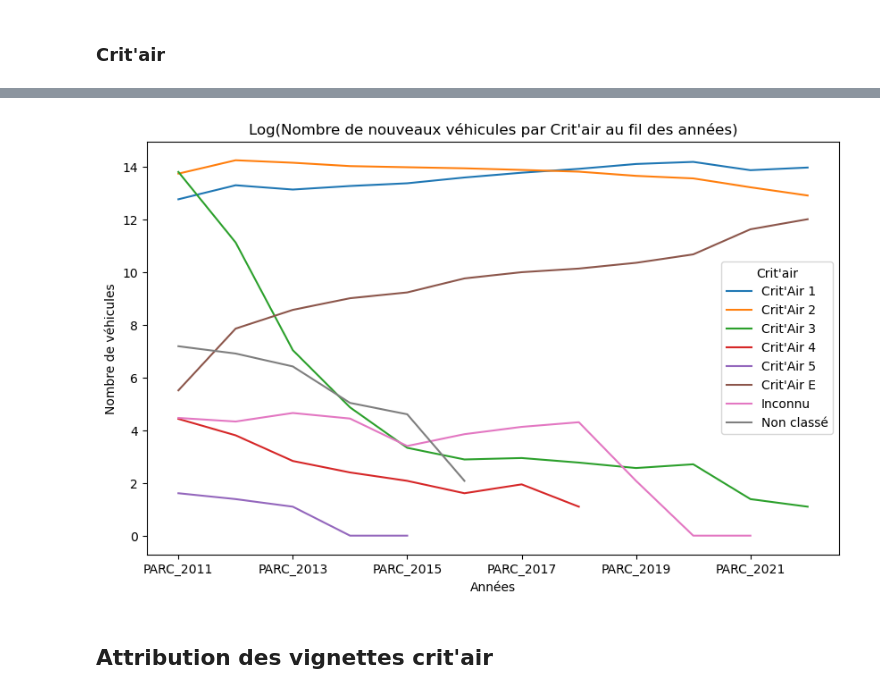
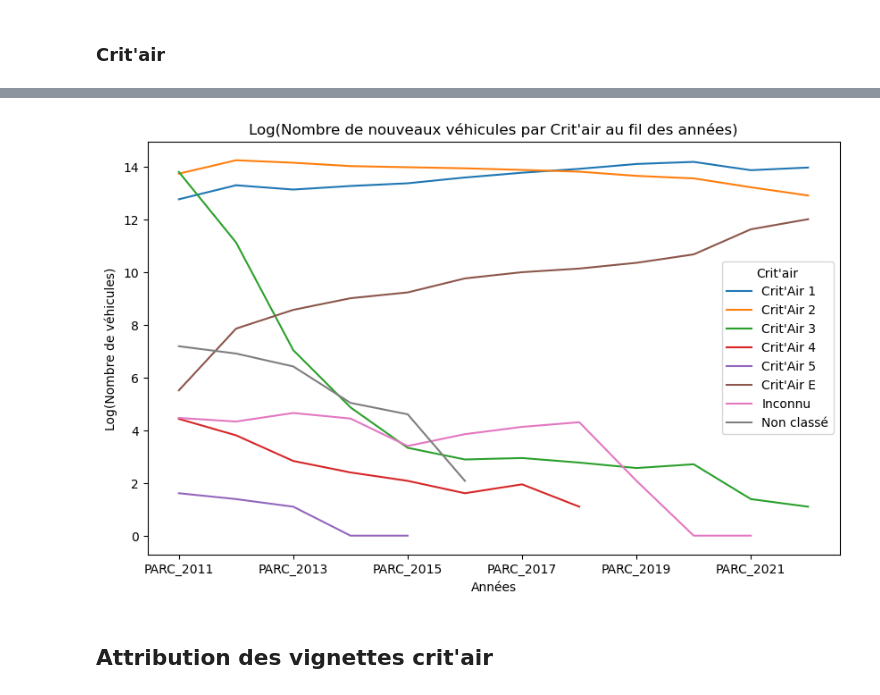
Before and after one commit to TheoLBTN/Projet-Python, a Jupyter notebook: Stat_descriptives.ipynb, the cells around one changed output, grey strips where cells are left out. Cells and saved outputs as stored; diff of their text form; code cells hidden in the pictures.

```diff
--- a/Stat_descriptives.ipynb
+++ b/Stat_descriptives.ipynb
@@ -227,26 +236,26 @@ data_neuf.groupby(['CRITAIR'])[['PARC_2011','PARC_2012','PARC_2013','PARC_2014',
 # %%
 df1=data_neuf.groupby(['CRITAIR'])[variables].sum().reset_index()
 df1.iloc[:,1:]=np.log(df1.iloc[:,1:])
 df1
 
 # Sélectionnez les colonnes avec les années
 annees = df1.columns[1:]  # Supposant que les années commencent à la deuxième colonne
 
 # Groupez les données par classe et trouvez la somme des véhicules pour chaque année
 donnees_agroupees = df1.groupby('CRITAIR')[annees].sum()
 
 # Transposez les données pour les avoir sous une forme plus adéquate pour le tracé
 donnees_transposees = donnees_agroupees.T
 
 # Tracer un graphique pour chaque classe de véhicules
 donnees_transposees.plot(kind='line', figsize=(10, 6))
 plt.title("Log(Nombre de nouveaux véhicules par Crit'air au fil des années)")
 plt.xlabel('Années')
-plt.ylabel('Nombre de véhicules')
+plt.ylabel('Log(Nombre de véhicules)')
 plt.legend(title="Crit'air")
 plt.show()
 # %% [output]
-[figure, old version]
+[figure, new version]
 # %% [markdown]
 ## Attribution des vignettes crit'air
 # %%
```
Also changed, not shown: parts of 3 cells of this notebook.
